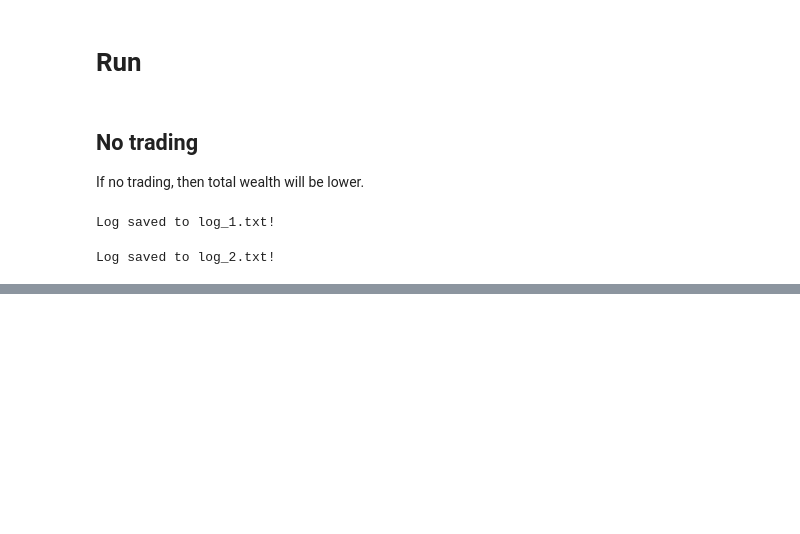
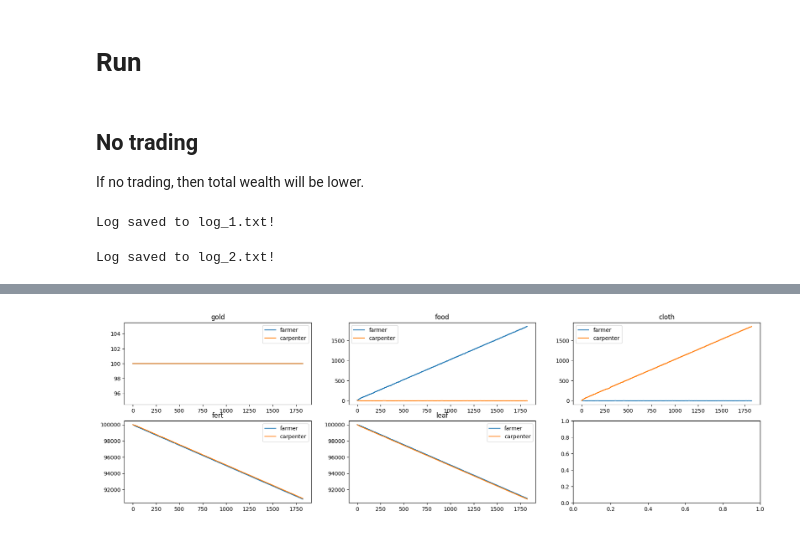
Before and after one commit to ywang89/economy_simulator, a Jupyter notebook: main.ipynb, the cells around one changed output, grey strips where cells are left out. Saved outputs shown, nothing was run; the diff lists cells and outputs as text; code cells hidden in the pictures; blank space fills up the shorter version.

```diff
--- a/main.ipynb
+++ b/main.ipynb
@@ -40,0 +48,4 @@ fig
+# %%
+plot_econ(econ=econ_2)
+# %% [output]
+[figure, added]
```
Also changed, not shown: parts of 4 cells of this notebook, 2 other files.
